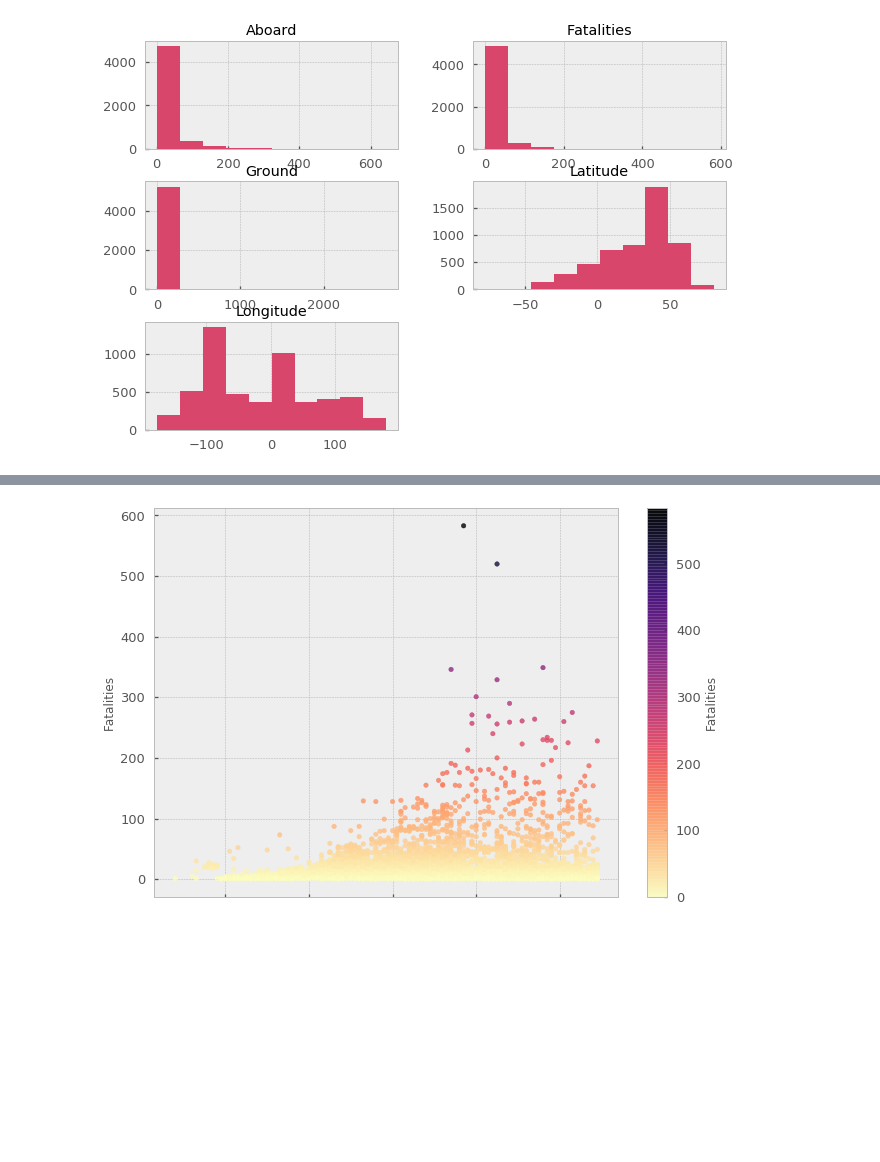
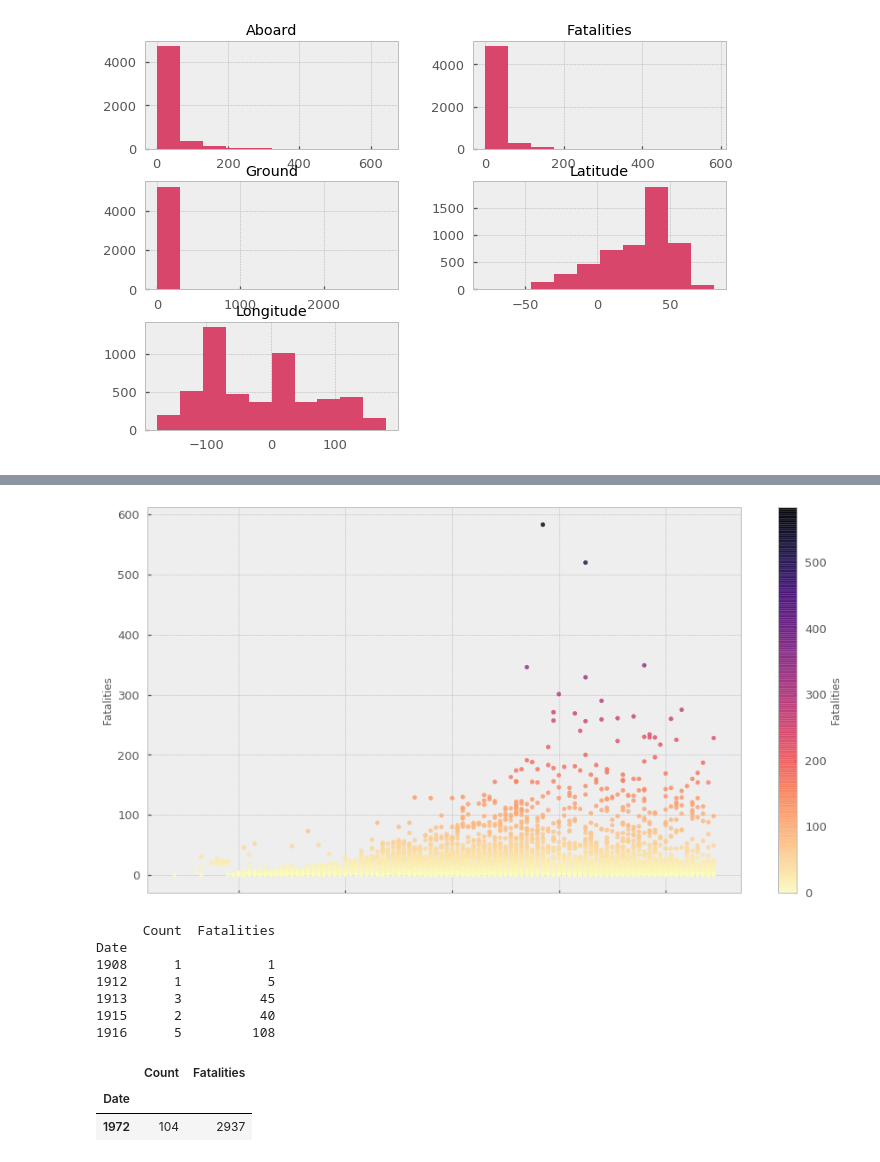
Before and after one commit to CatarinaL/GroupDataVizProjectDIT, a Jupyter notebook: ExploratoryDataAnalysis.ipynb, the cells around one changed output, grey strips where cells are left out. Cells and saved outputs as stored; diff of their text form; code cells hidden in the pictures; blank space fills up the shorter version.

Commit message:
Some visualizations using seaborn

```diff
--- a/ExploratoryDataAnalysis.ipynb
+++ b/ExploratoryDataAnalysis.ipynb
@@ -85,13 +75,40 @@ Name: Date, Length: 5265, dtype: datetime64[ns]
 # %%
 year = df.Date.dt.year
 fatalities = df.Fatalities
 d={"Year": year, "Fatalities": fatalities}
 
 fatalities_year = pd.DataFrame(data=d)
 fatalities_year
-fatalities_year.plot.scatter(x="Year",y="Fatalities", c='Fatalities', colormap='magma_r', alpha=0.8)
+fatalities_year.plot.scatter(x="Year",y="Fatalities",
+                             c='Fatalities', cmap='magma_r', alpha=0.8,
+                             figsize=(15,8)
+                            )
 plt.show()
 
 #TODO: aggregate fatalities and ground for a more figure of deaths by accident
 # %% [output]
-[figure, old version]
+[figure, new version]
+# %%
+#Number of accidents recorded by year
+crashes_year = df.groupby(df.Date.dt.year)[["Date"]].count()
+crashes_year = crashes_year.rename(columns={"Date": "Count"})
+fatalities_year = df.groupby(df.Date.dt.year)[["Fatalities"]].sum()
+
+dfy = crashes_year.join(fatalities_year)
+
+print(dfy.head())
+# %% [output]
+      Count  Fatalities
+Date
+1908      1           1
+1912      1           5
+1913      3          45
+1915      2          40
+1916      5         108
+# %%
+#year with most crashes
+dfy[(dfy["Count"] == dfy.Count.max())]
+# %% [output]
+|  | Count | Fatalities |
+| Date |  |  |
+| 1972 | 104 | 2937 |
```
Also changed, not shown: parts of 10 cells of this notebook, 1 other file.
